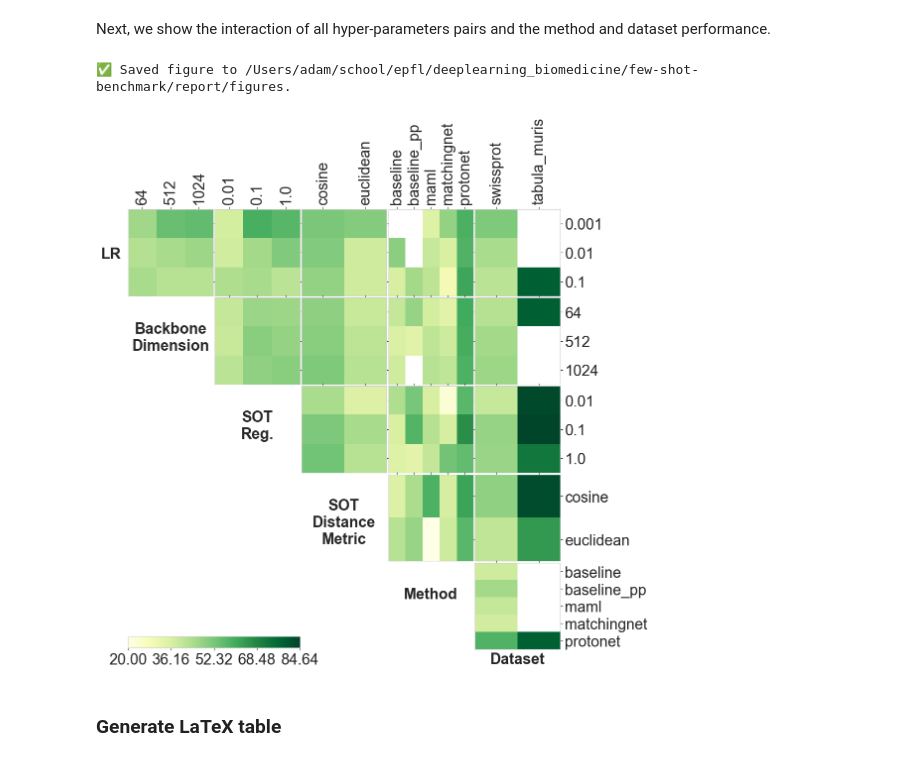
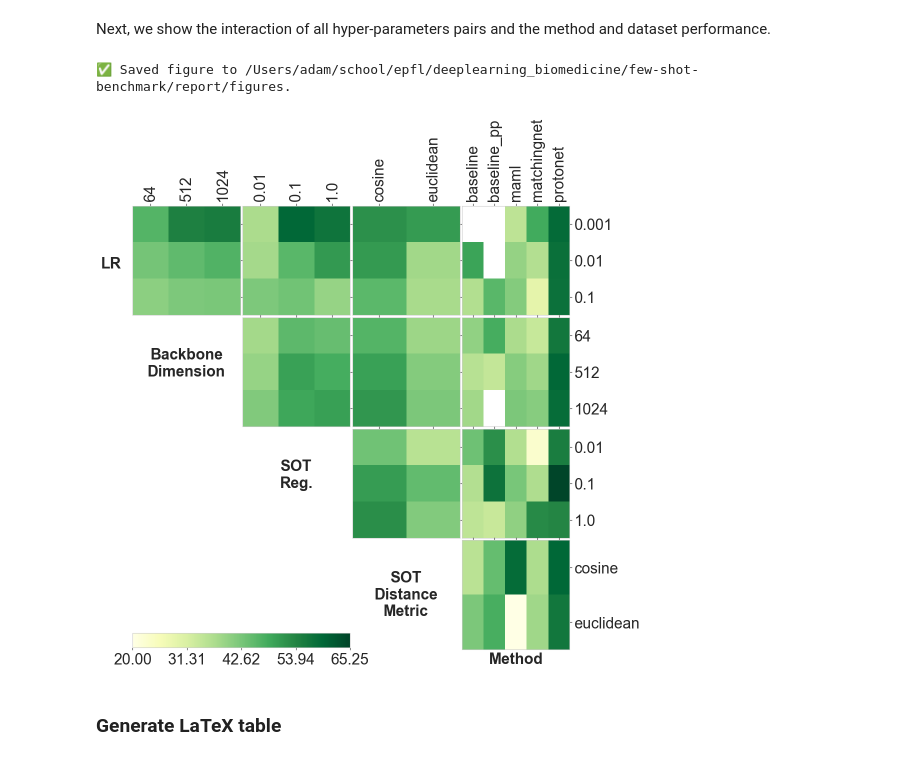
Before and after one commit to mikasenghaas/few-shot-benchmark, a Jupyter notebook: notebooks/analysis.ipynb, the cells around one changed output. Saved outputs shown, nothing was run; the diff lists cells and outputs as text; code cells hidden in the pictures.

```diff
--- a/notebooks/analysis.ipynb
+++ b/notebooks/analysis.ipynb
@@ -411,20 +411,20 @@ dataset performance.
 # %%
 # Choose hyperparameters to visualise
 param_cols = df_runs[("hparams")].columns.tolist()
 param_tuples = [("hparams", param) for param in param_cols]
 param_tuples.append(("config", "method"))
-param_tuples.append(("config", "dataset"))
+# param_tuples.append(("config", "dataset"))
 param_tuples
-subset = df_runs[df_runs[("config", "use_sot")]]
+subset = df_runs[df_runs[("config", "use_sot")] & df_runs[("config","dataset")].isin(["swissprot"])]
 fig = utils.grid(
     subset, param_tuples, metric="mean", cmap="YlGn", figsize=(10, 10)
 )  # vmin, vmax automatically set
 
-fig.savefig(os.path.join(FIGURE_DIR, "hparams-interaction.pdf"), bbox_inches="tight")
+fig.savefig(os.path.join(FIGURE_DIR, "hparams-interaction.png"), bbox_inches="tight", dpi=300)
 print(f"✅ Saved figure to {FIGURE_DIR}.")
 # %% [output]
 ✅ Saved figure to /Users/adam/school/epfl/deeplearning_biomedicine/few-shot-benchmark/report/figures.
-[figure, old version]
+[figure, new version]
 # %% [markdown]
 ### Generate LaTeX table
 # %%
```
Also changed, not shown: 2 other files.
